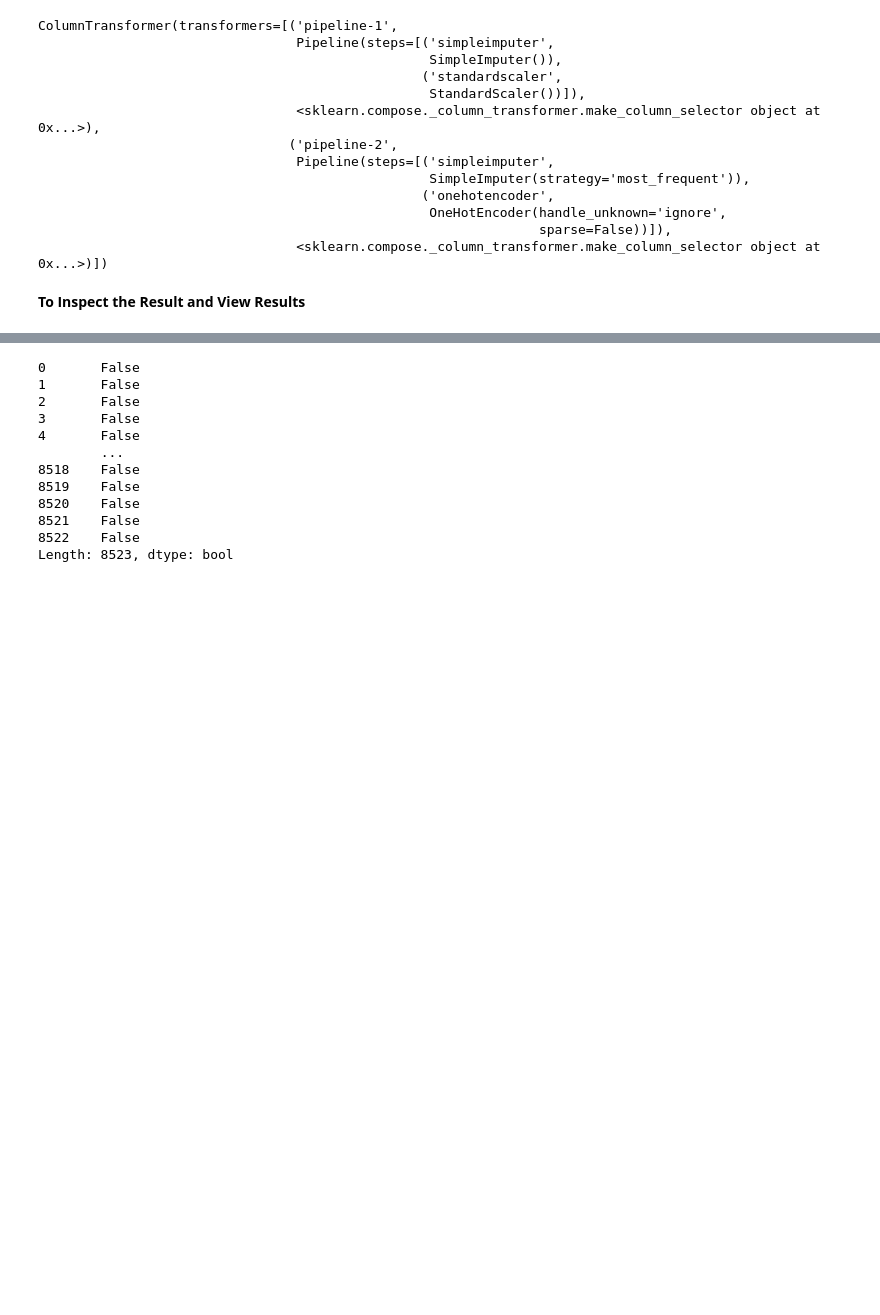
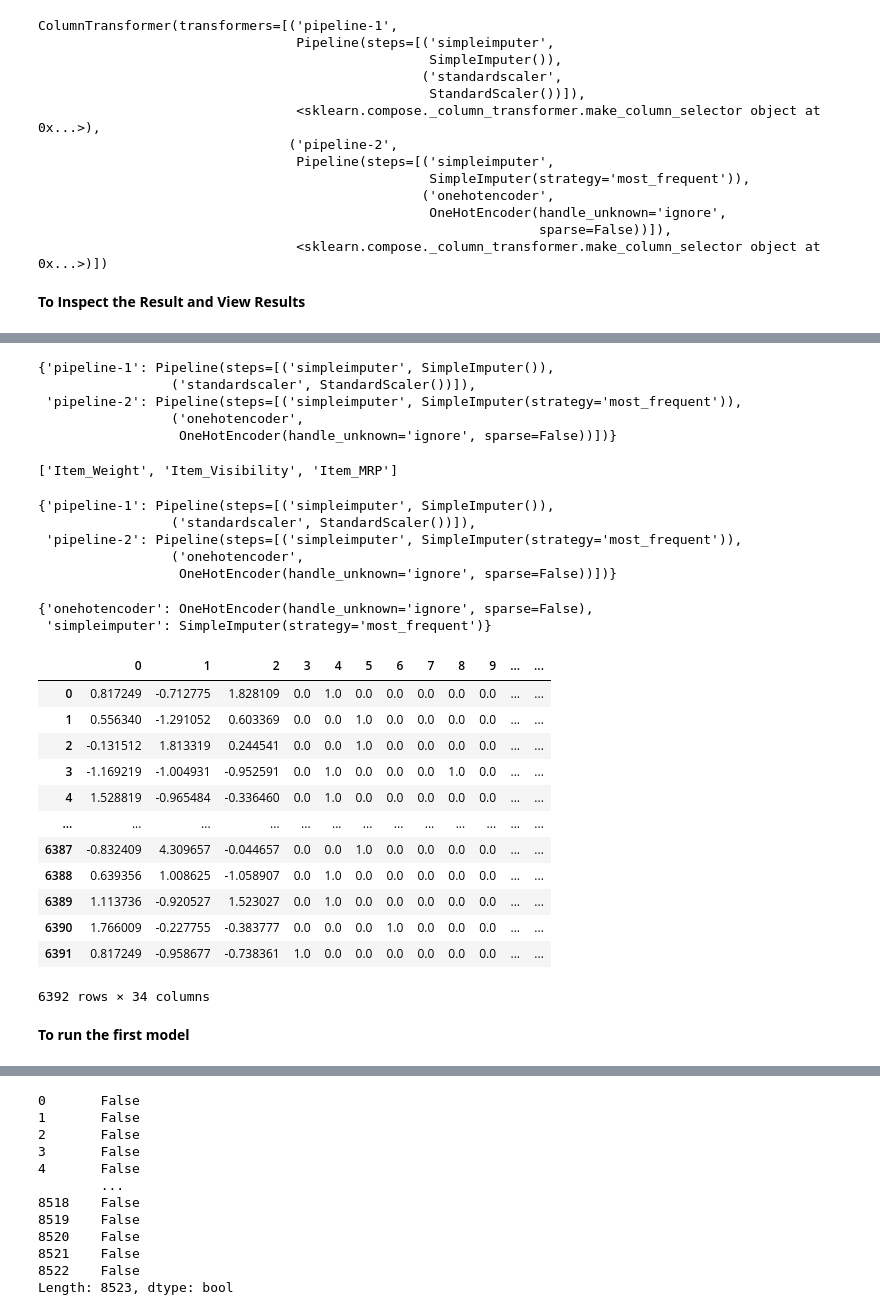
Before and after one commit to Swaghanaian/Food-Sales-Predictions, a Jupyter notebook: Food_Sales_Predictions.ipynb, the cells around one changed output, grey strips where cells are left out. Saved outputs shown, nothing was run; the diff lists cells and outputs as text; code cells hidden in the pictures; blank space fills up the shorter version.

```diff
--- a/Food_Sales_Predictions.ipynb
+++ b/Food_Sales_Predictions.ipynb
@@ -226,3 +265,52 @@ array([[ 0.81724868, -0.71277507,  1.82810922, ...,  0.        ,
          0.        ,  0.        ],
        [ 0.81724868, -0.95867683, -0.73836105, ...,  1.        ,
          0.        ,  0.        ]])
+# %%
+#To show all pipelines
+preprocessor.named_transformers_
+# %% [output]
+{'pipeline-1': Pipeline(steps=[('simpleimputer', SimpleImputer()),
+                 ('standardscaler', StandardScaler())]),
+ 'pipeline-2': Pipeline(steps=[('simpleimputer', SimpleImputer(strategy='most_frequent')),
+                 ('onehotencoder',
+                  OneHotEncoder(handle_unknown='ignore', sparse=False))])}
+# %%
+#Extraction col names from Num selector
+Final_Feature=num_selector(X_train)
+Final_Feature
+# %% [output]
+['Item_Weight', 'Item_Visibility', 'Item_MRP']
+# %%
+preprocessor.named_transformers_
+# %% [output]
+{'pipeline-1': Pipeline(steps=[('simpleimputer', SimpleImputer()),
+                 ('standardscaler', StandardScaler())]),
+ 'pipeline-2': Pipeline(steps=[('simpleimputer', SimpleImputer(strategy='most_frequent')),
+                 ('onehotencoder',
+                  OneHotEncoder(handle_unknown='ignore', sparse=False))])}
+# %%
+## what is in named-steps
+categorical_pipe.named_steps
+# %% [output]
+{'onehotencoder': OneHotEncoder(handle_unknown='ignore', sparse=False),
+ 'simpleimputer': SimpleImputer(strategy='most_frequent')}
+# %%
+#To change from array to dataframe
+df_ml_1 = pd.DataFrame(X_train_processed)
+df_ml_1
+# %% [output]
+|  | 0 | 1 | 2 | 3 | 4 | 5 | 6 | 7 | 8 | 9 | ... | ... |
+| 0 | 0.817249 | -0.712775 | 1.828109 | 0.0 | 1.0 | 0.0 | 0.0 | 0.0 | 0.0 | 0.0 | ... | ... |
+| 1 | 0.556340 | -1.291052 | 0.603369 | 0.0 | 0.0 | 1.0 | 0.0 | 0.0 | 0.0 | 0.0 | ... | ... |
+| 2 | -0.131512 | 1.813319 | 0.244541 | 0.0 | 0.0 | 1.0 | 0.0 | 0.0 | 0.0 | 0.0 | ... | ... |
+| 3 | -1.169219 | -1.004931 | -0.952591 | 0.0 | 1.0 | 0.0 | 0.0 | 0.0 | 1.0 | 0.0 | ... | ... |
+| 4 | 1.528819 | -0.965484 | -0.336460 | 0.0 | 1.0 | 0.0 | 0.0 | 0.0 | 0.0 | 0.0 | ... | ... |
+| ... | ... | ... | ... | ... | ... | ... | ... | ... | ... | ... | ... | ... |
+| 6387 | -0.832409 | 4.309657 | -0.044657 | 0.0 | 0.0 | 1.0 | 0.0 | 0.0 | 0.0 | 0.0 | ... | ... |
+| 6388 | 0.639356 | 1.008625 | -1.058907 | 0.0 | 1.0 | 0.0 | 0.0 | 0.0 | 0.0 | 0.0 | ... | ... |
+| 6389 | 1.113736 | -0.920527 | 1.523027 | 0.0 | 1.0 | 0.0 | 0.0 | 0.0 | 0.0 | 0.0 | ... | ... |
+| 6390 | 1.766009 | -0.227755 | -0.383777 | 0.0 | 0.0 | 0.0 | 1.0 | 0.0 | 0.0 | 0.0 | ... | ... |
+| 6391 | 0.817249 | -0.958677 | -0.738361 | 1.0 | 0.0 | 0.0 | 0.0 | 0.0 | 0.0 | 0.0 | ... | ... |
+6392 rows × 34 columns
+# %% [markdown]
+**To run the first model**
```
Also changed, not shown: parts of 53 cells of this notebook.
